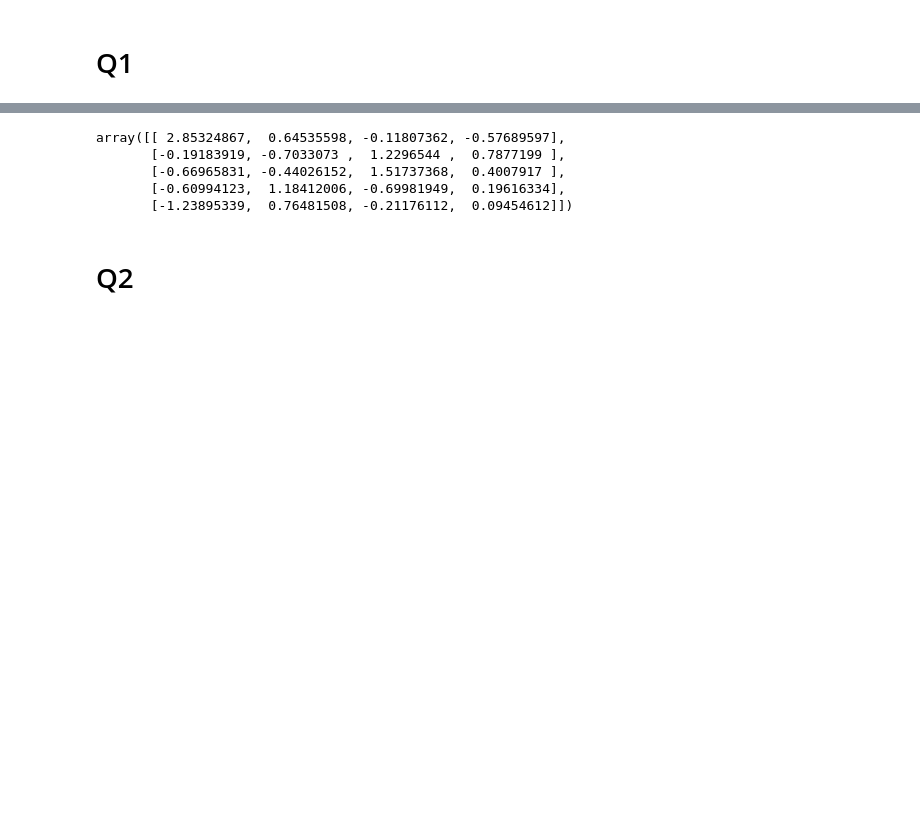
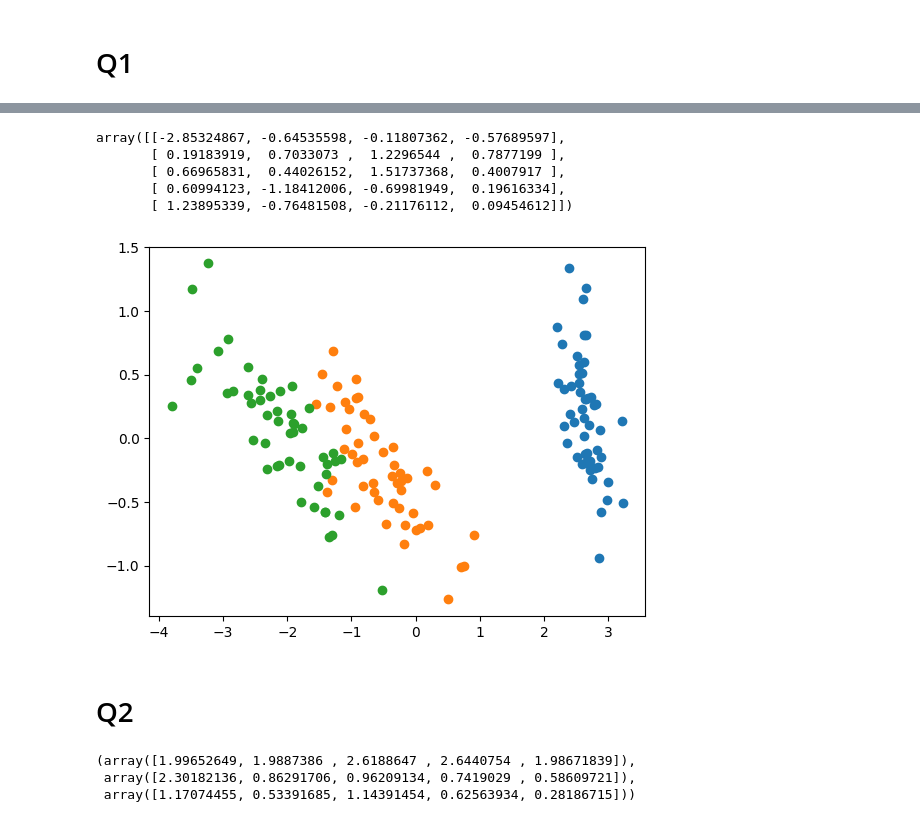
Before and after one commit to boeyjw/KCL-MNIST-Coursework-1, a Jupyter notebook: nb/sgt7.ipynb, the cells around one changed output, grey strips where cells are left out. Drawn from its saved outputs; the diff is of its cells as text; code cells hidden in the pictures; blank space fills up the shorter version.

Commit message:
upd: completed sgt7, pca eigenvectors sign still inconsistent

```diff
--- a/nb/sgt7.ipynb
+++ b/nb/sgt7.ipynb
@@ -23,7 +24,7 @@ class PCAKLT:
         X_zero_mean = np.subtract(X, self.mu_)
         self.cov_ = (X_zero_mean.T @ X_zero_mean) / (X_zero_mean.shape[0]-1)
         # FIXME: eigenvectors have different sign
-        self.eigenvalues_, self.eigenvectors_ = scipy.linalg.eigh(self.cov_)
+        self.eigenvalues_, self.eigenvectors_ = np.linalg.eigh(self.cov_)
         self.explained_variance_ratio_ = self.eigenvalues_ / np.sum(self.eigenvalues_)
 
         if isinstance(self.n_components, int):
@@ -93,10 +99,17 @@ array([[ 2.85324867, -0.64535598,  0.11807362,  0.57689597],
 own_iris = PCAKLT(4).fit(data)
 own_iris.transform(q1)
 # %% [output]
-array([[ 2.85324867,  0.64535598, -0.11807362, -0.57689597],
-       [-0.19183919, -0.7033073 ,  1.2296544 ,  0.7877199 ],
-       [-0.66965831, -0.44026152,  1.51737368,  0.4007917 ],
-       [-0.60994123,  1.18412006, -0.69981949,  0.19616334],
-       [-1.23895339,  0.76481508, -0.21176112,  0.09454612]])
+array([[-2.85324867, -0.64535598, -0.11807362, -0.57689597],
+       [ 0.19183919,  0.7033073 ,  1.2296544 ,  0.7877199 ],
+       [ 0.66965831,  0.44026152,  1.51737368,  0.4007917 ],
+       [ 0.60994123, -1.18412006, -0.69981949,  0.19616334],
+       [ 1.23895339, -0.76481508, -0.21176112,  0.09454612]])
+# %%
+own_target = own_iris.transform(data)
+for i in np.unique(target):
+    pcs = own_target[target==i]
+    plt.scatter(x=pcs[:, 0], y=pcs[:, 1])
+# %% [output]
+[figure, added]
 # %% [markdown]
 # Q2
@@ -104,0 +132,10 @@ from sklearn.decomposition import sparse_encode
+# %%
+c0 = omp_cost(q2, data[target==0], omp_q2_0)
+c1 = omp_cost(q2, data[target==1], omp_q2_1)
+c2 = omp_cost(q2, data[target==2], omp_q2_2)
+
+c0, c1, c2
+# %% [output]
+(array([1.99652649, 1.9887386 , 2.6188647 , 2.6440754 , 1.98671839]),
+ array([2.30182136, 0.86291706, 0.96209134, 0.7419029 , 0.58609721]),
+ array([1.17074455, 0.53391685, 1.14391454, 0.62563934, 0.28186715]))
```
Also changed, not shown: parts of 10 cells of this notebook.
